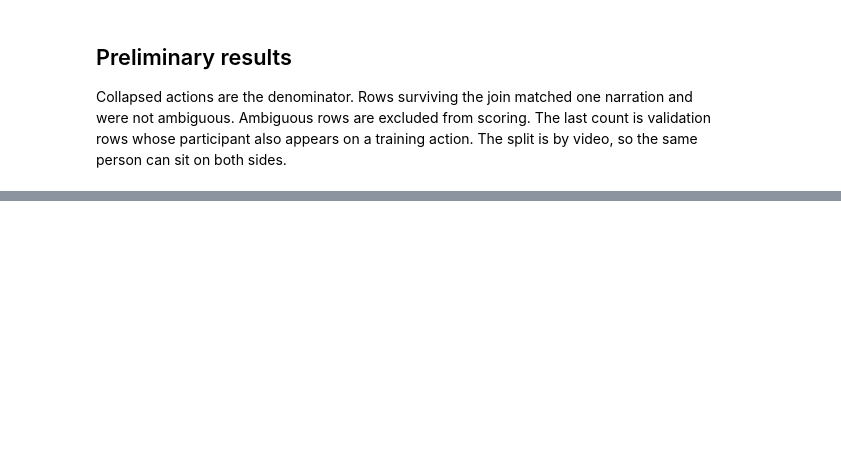
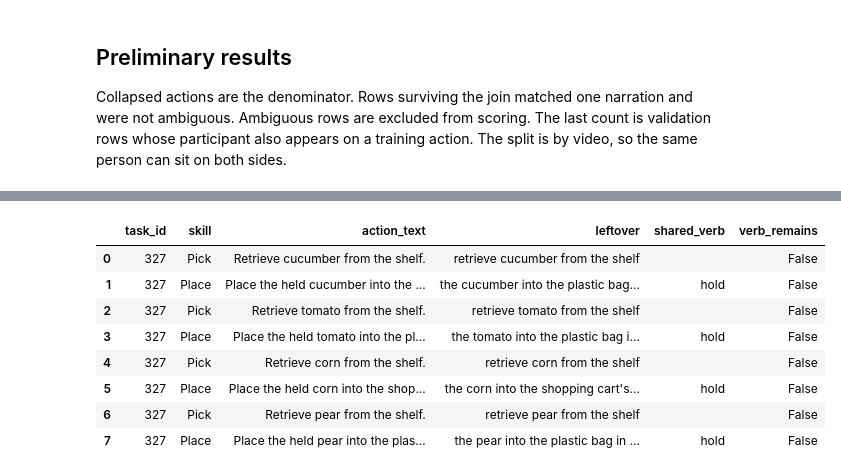
Before and after one commit to ria-aleksanyan/cos-424-project, a Jupyter notebook: analysis.ipynb, the cells around one changed output, grey strips where cells are left out. Drawn from its saved outputs; the diff is of its cells as text; code cells hidden in the pictures; blank space fills up the shorter version.

```diff
--- a/analysis.ipynb
+++ b/analysis.ipynb
@@ -76,0 +155,12 @@ join.counts_table(counts)
+# %%
+join.agibot_examples(commands)
+# %% [output]
+|  | task_id | skill | action_text | leftover | shared_verb | verb_remains |
+| 0 | 327 | Pick | Retrieve cucumber from the shelf. | retrieve cucumber from the shelf |  | False |
+| 1 | 327 | Place | Place the held cucumber into the ... | the cucumber into the plastic bag... | hold | False |
+| 2 | 327 | Pick | Retrieve tomato from the shelf. | retrieve tomato from the shelf |  | False |
+| 3 | 327 | Place | Place the held tomato into the pl... | the tomato into the plastic bag i... | hold | False |
+| 4 | 327 | Pick | Retrieve corn from the shelf. | retrieve corn from the shelf |  | False |
+| 5 | 327 | Place | Place the held corn into the shop... | the corn into the shopping cart's... | hold | False |
+| 6 | 327 | Pick | Retrieve pear from the shelf. | retrieve pear from the shelf |  | False |
+| 7 | 327 | Place | Place the held pear into the plas... | the pear into the plastic bag in ... | hold | False |
```
Also changed, not shown: parts of 14 cells of this notebook, 9 other files.
